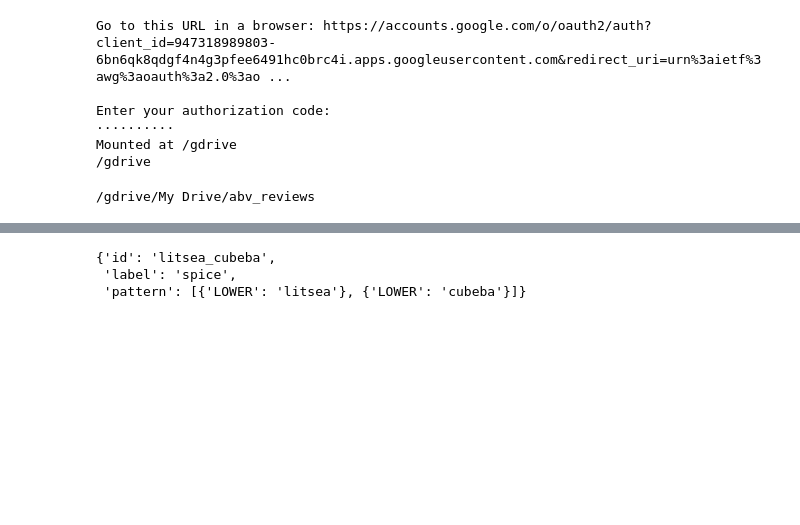
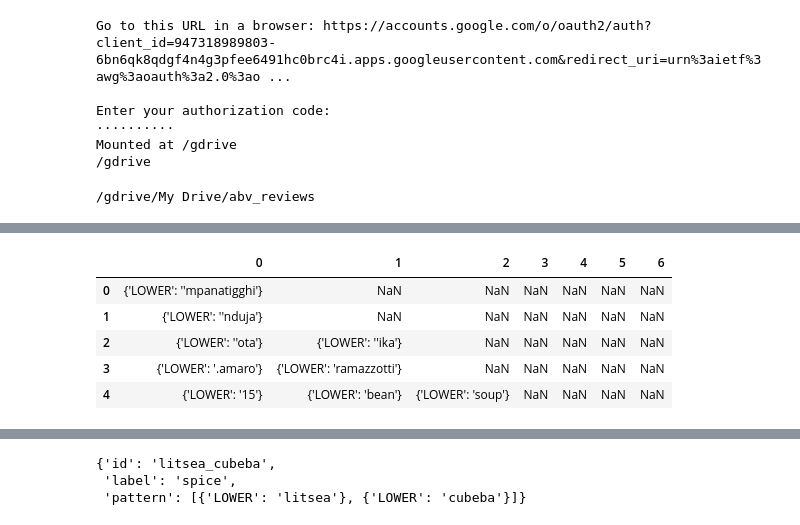
Before and after one commit to ravi-gopalan/DAND_Data_Wrangling, a Jupyter notebook: custom_entity_processing.ipynb, the cells around one changed output, grey strips where cells are left out. Saved outputs shown, nothing was run; the diff lists cells and outputs as text; code cells hidden in the pictures; blank space fills up the shorter version.

```diff
--- a/custom_entity_processing.ipynb
+++ b/custom_entity_processing.ipynb
@@ -50,0 +129,10 @@ from IPython.core.display import display, HTML
+# %%
+df_patterns = pd.read_json('patterns.jsonl',lines=True).pattern.apply(pd.Series)
+df_patterns.head()
+# %% [output]
+|  | 0 | 1 | 2 | 3 | 4 | 5 | 6 |
+| 0 | {'LOWER': ''mpanatigghi'} | NaN | NaN | NaN | NaN | NaN | NaN |
+| 1 | {'LOWER': ''nduja'} | NaN | NaN | NaN | NaN | NaN | NaN |
+| 2 | {'LOWER': ''ota'} | {'LOWER': ''ika'} | NaN | NaN | NaN | NaN | NaN |
+| 3 | {'LOWER': '.amaro'} | {'LOWER': 'ramazzotti'} | NaN | NaN | NaN | NaN | NaN |
+| 4 | {'LOWER': '15'} | {'LOWER': 'bean'} | {'LOWER': 'soup'} | NaN | NaN | NaN | NaN |
```
Also changed, not shown: parts of 69 cells of this notebook.
